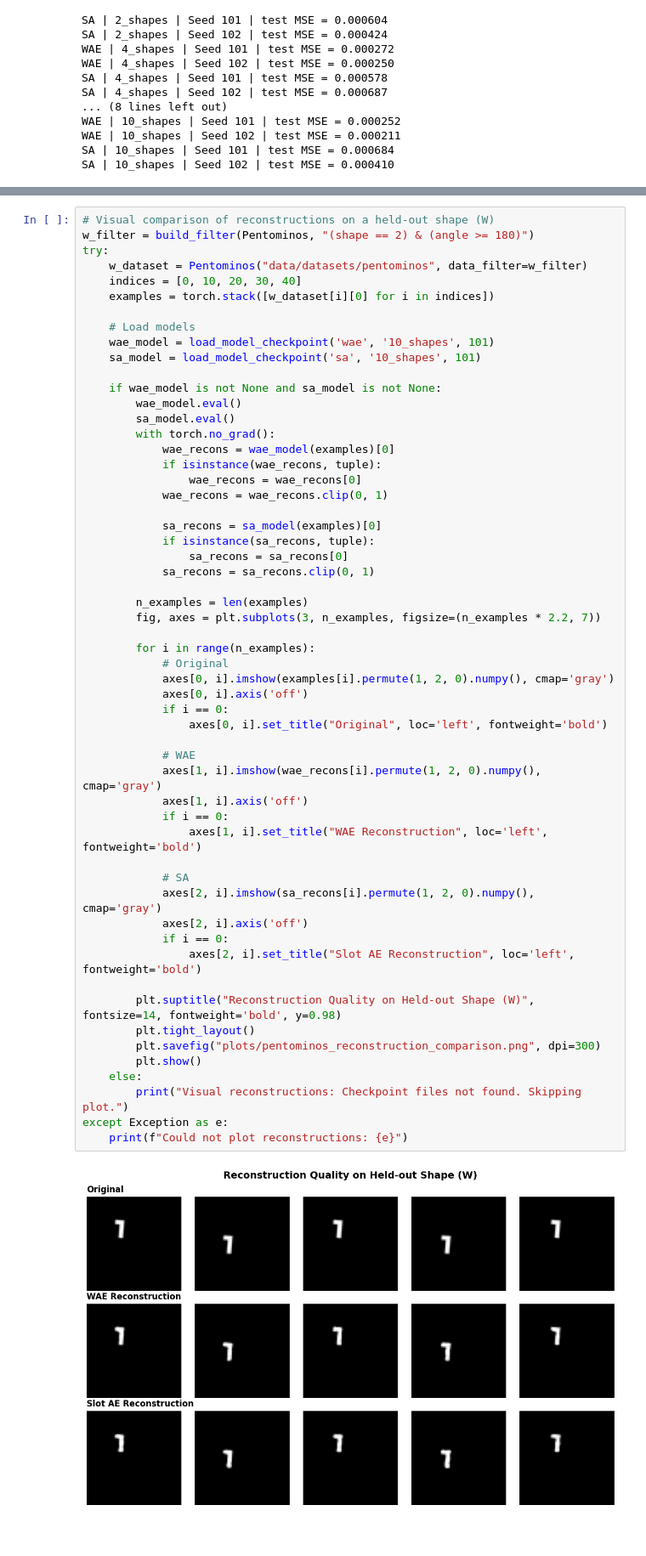
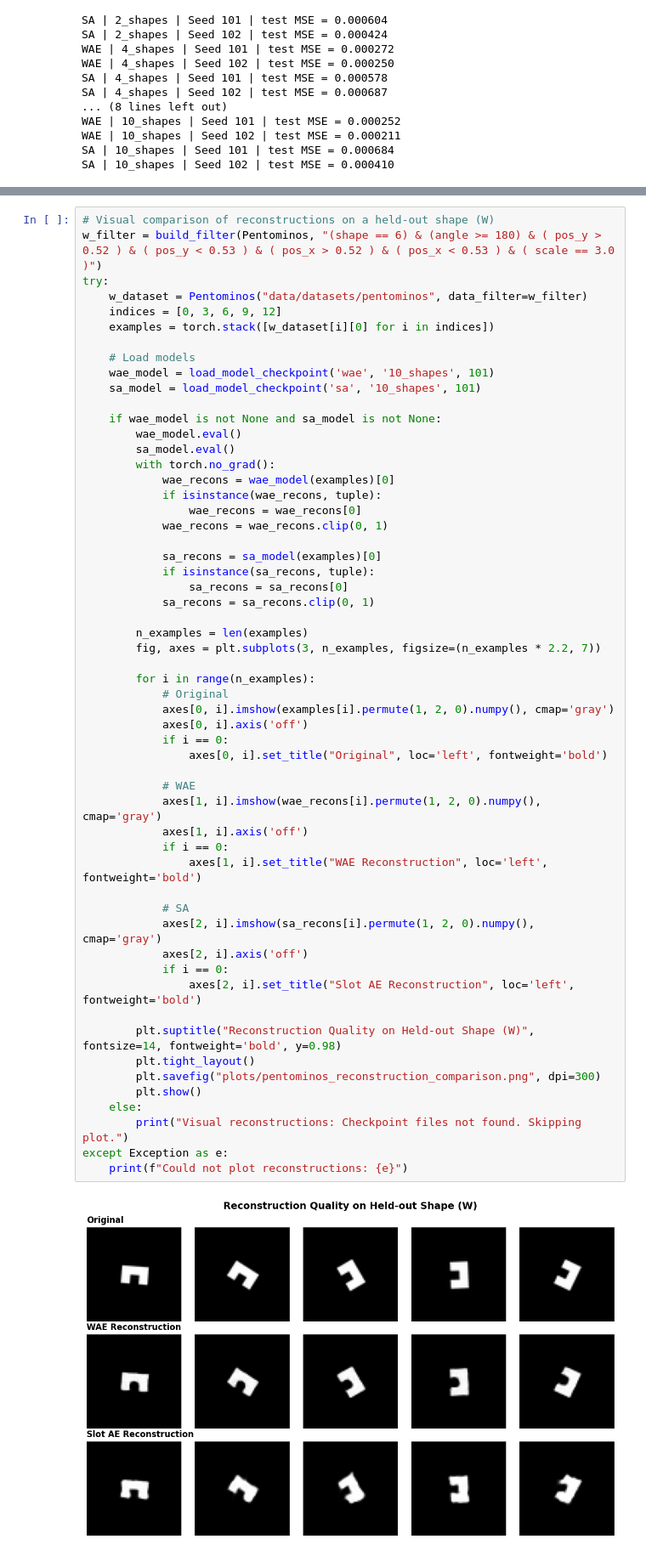
Before and after one commit to miltonllera/ocdm, a Jupyter notebook: notebooks/explore_generalization.ipynb, the cells around one changed output, grey strips where cells are left out. Shown at 85% size. Cells and saved outputs as stored; diff of their text form.

```diff
--- a/notebooks/explore_generalization.ipynb
+++ b/notebooks/explore_generalization.ipynb
@@ -161,10 +161,10 @@ plt.show()
 [figure]
 # %%
 # Visual comparison of reconstructions on a held-out shape (W)
-w_filter = build_filter(Pentominos, "(shape == 2) & (angle >= 180)")
+w_filter = build_filter(Pentominos, "(shape == 6) & (angle >= 180) & ( pos_y > 0.52 ) & ( pos_y < 0.53 ) & ( pos_x > 0.52 ) & ( pos_x < 0.53 ) & ( scale == 3.0 )")
 try:
     w_dataset = Pentominos("data/datasets/pentominos", data_filter=w_filter)
-    indices = [0, 10, 20, 30, 40]
+    indices = [0, 3, 6, 9, 12]
     examples = torch.stack([w_dataset[i][0] for i in indices])
 
     # Load models
@@ -189,34 +189,34 @@ try:
         fig, axes = plt.subplots(3, n_examples, figsize=(n_examples * 2.2, 7))
 
         for i in range(n_examples):
             # Original
             axes[0, i].imshow(examples[i].permute(1, 2, 0).numpy(), cmap='gray')
             axes[0, i].axis('off')
             if i == 0:
                 axes[0, i].set_title("Original", loc='left', fontweight='bold')
 
             # WAE
             axes[1, i].imshow(wae_recons[i].permute(1, 2, 0).numpy(), cmap='gray')
             axes[1, i].axis('off')
             if i == 0:
                 axes[1, i].set_title("WAE Reconstruction", loc='left', fontweight='bold')
 
             # SA
             axes[2, i].imshow(sa_recons[i].permute(1, 2, 0).numpy(), cmap='gray')
             axes[2, i].axis('off')
             if i == 0:
                 axes[2, i].set_title("Slot AE Reconstruction", loc='left', fontweight='bold')
 
         plt.suptitle("Reconstruction Quality on Held-out Shape (W)", fontsize=14, fontweight='bold', y=0.98)
         plt.tight_layout()
         plt.savefig("plots/pentominos_reconstruction_comparison.png", dpi=300)
         plt.show()
     else:
         print("Visual reconstructions: Checkpoint files not found. Skipping plot.")
 except Exception as e:
     print(f"Could not plot reconstructions: {e}")
 # %% [output]
-[figure, old version]
+[figure, new version]
 # %% [markdown]
 # 3D Latent Space Visualization
 
```
Also changed, not shown: parts of 7 cells of this notebook.
